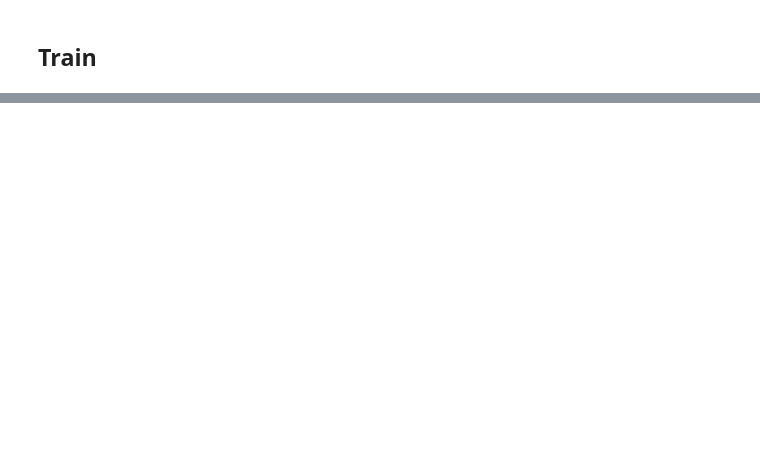
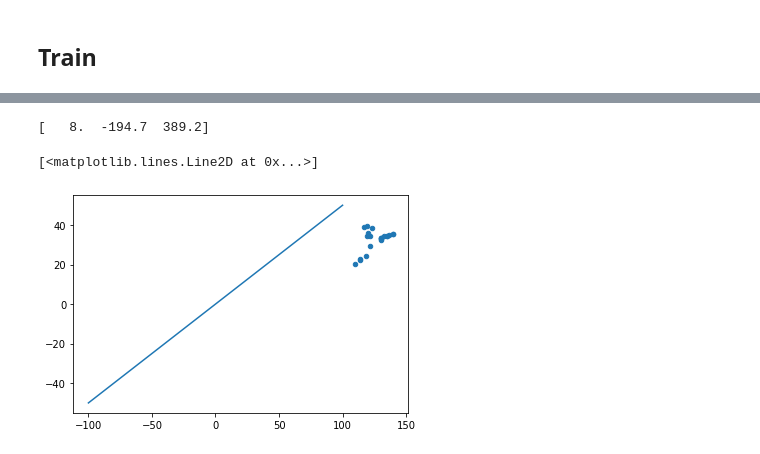
Before and after one commit to easilylazy/pattern-recognition, a Jupyter notebook: SVM/island.ipynb, the cells around one changed output, grey strips where cells are left out. Saved outputs shown, nothing was run; the diff lists cells and outputs as text; code cells hidden in the pictures; blank space fills up the shorter version.

```diff
--- a/SVM/island.ipynb
+++ b/SVM/island.ipynb
@@ -142,0 +197,20 @@ print(minErr)
+# %%
+class Point():
+    def __init__(self,x,y):
+        self.x=x
+        self.y=y
+W1=W.reshape(3)
+print(W1)
+k=-W1[1]/W1[2]
+b=-W1[0]/W1[2]
+scale=100
+P1=Point(scale,k*scale+b)
+P2=Point(-scale,-k*scale+b)
+plt.scatter(D[:,0],D[:,1],marker = 'o', s=20, cmap = plt.cm.Spectral)
+plt.plot([P1.x,P2.x],[P1.y,P2.y],'-')
+# for data in D:
+#     plt.scatter(data[0],data[1])
+# %% [output]
+[   8.  -194.7  389.2]
+[<matplotlib.lines.Line2D at 0x...>]
+[figure, added]
```
Also changed, not shown: parts of 10 cells of this notebook.
